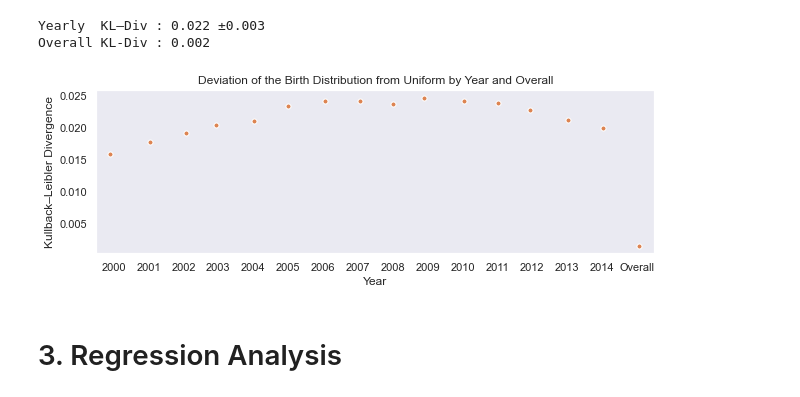
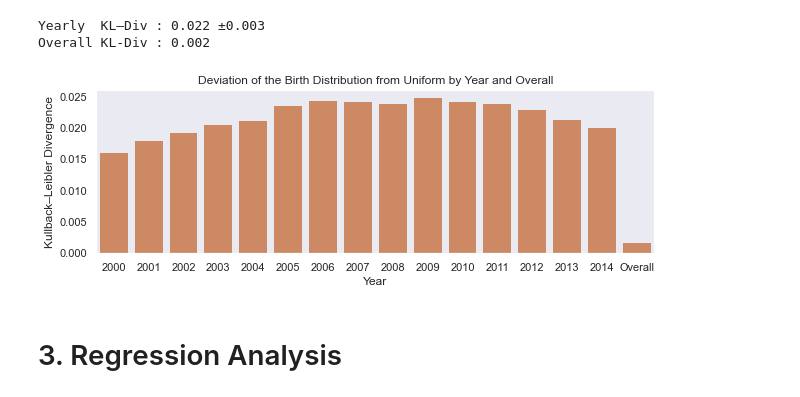
Before and after one commit to rcharan/birthdays, a Jupyter notebook: bonus_material.ipynb, the cells around one changed output. Cells and saved outputs as stored; diff of their text form; code cells hidden in the pictures.

```diff
--- a/bonus_material.ipynb
+++ b/bonus_material.ipynb
@@ -89,28 +160,27 @@ divs['Overall'] = overall_kl_div
 divs = divs.rename('kl_div').reset_index()
 # %%
 fig, ax = plt.subplots(figsize = (10, 3))
-sns.stripplot(
+sns.barplot(
   data = divs.reset_index(),
   y    = 'kl_div',
   x    = 'year',
   ax = ax,
-  linewidth=1,
-  edgecolor='w',
+  linewidth=0,
   orient = 'v',
   color = sns.color_palette()[1]
 )
 
 ax.set_ylabel('Kullback–Leibler Divergence')
 ax.set_xlabel('Year')
 ax.set_title('Deviation of the Birth Distribution from Uniform by Year and Overall')
 ax.xaxis.grid(False)
 ax.yaxis.grid(False)
 
 fig.savefig('outputs/kl_div.png', bbox_inches = 'tight')
 
 plt.show()
 # %% [output]
-[figure, old version]
+[figure, new version]
 # %% [markdown]
 # 3. Regression Analysis
 # %% [markdown]
```
Also changed, not shown: parts of 21 cells of this notebook, 11 other files.
